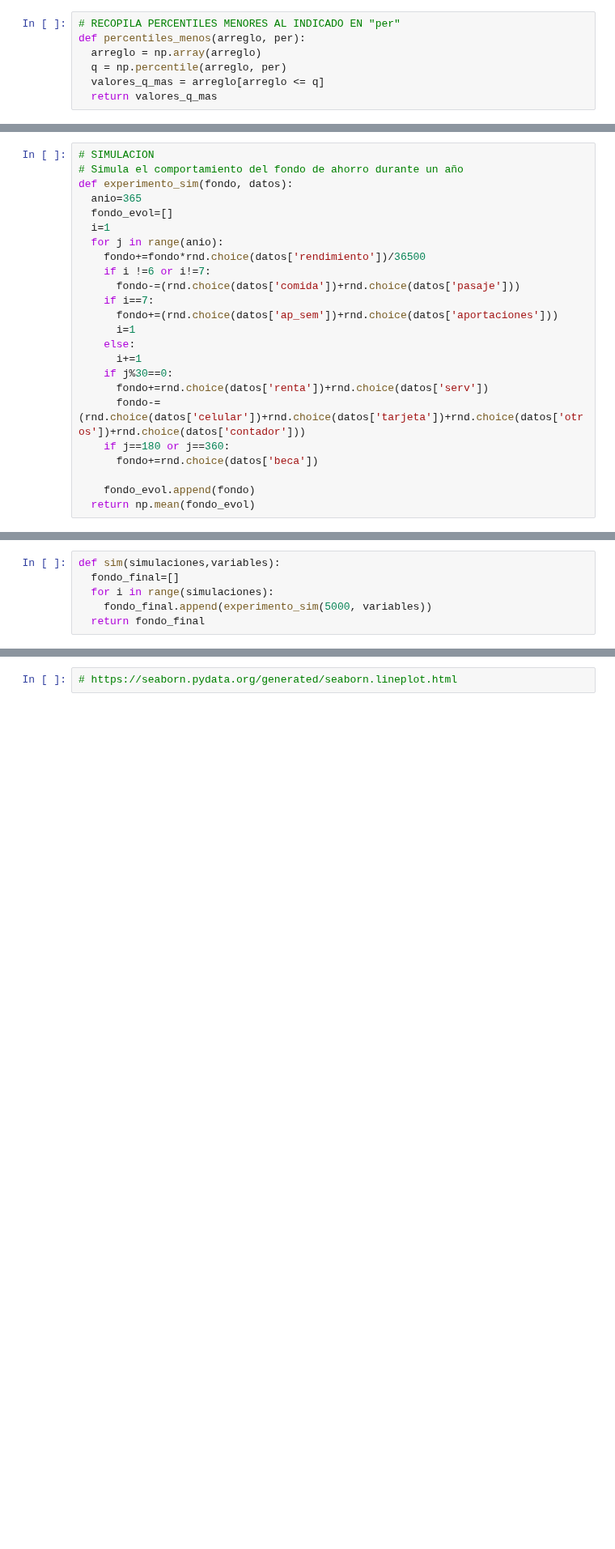
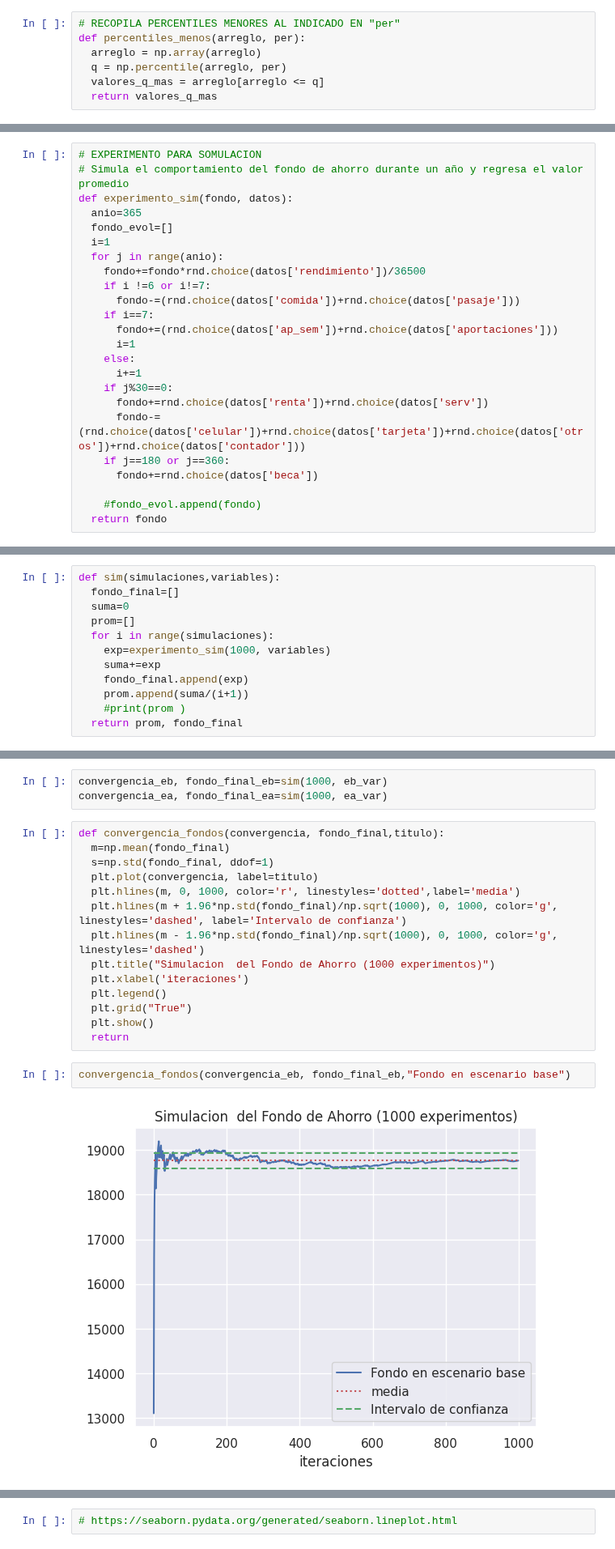
Before and after one commit to Gustavo-Ros/Simulaci-n-2, a Jupyter notebook: proyecto_articulo_v2.ipynb, the cells around one changed output, grey strips where cells are left out. Shown at 81% size. Cells and saved outputs as stored; diff of their text form; blank space fills up the shorter version.

```diff
--- a/proyecto_articulo_v2.ipynb
+++ b/proyecto_articulo_v2.ipynb
@@ -199,6 +236,6 @@ def experimento(fondo, datos):
 # %%
-# SIMULACION
-# Simula el comportamiento del fondo de ahorro durante un año
+# EXPERIMENTO PARA SOMULACION
+# Simula el comportamiento del fondo de ahorro durante un año y regresa el valor promedio
 def experimento_sim(fondo, datos):
   anio=365
   fondo_evol=[]
@@ -218,5 +255,5 @@ def experimento_sim(fondo, datos):
     if j==180 or j==360:
       fondo+=rnd.choice(datos['beca'])
 
-    fondo_evol.append(fondo)
-  return np.mean(fondo_evol)
+    #fondo_evol.append(fondo)
+  return fondo
@@ -223,6 +265,12 @@ def experimento_sim(fondo, datos):
 # %%
 def sim(simulaciones,variables):
   fondo_final=[]
+  suma=0
+  prom=[]
   for i in range(simulaciones):
-    fondo_final.append(experimento_sim(5000, variables))
-  return fondo_final
+    exp=experimento_sim(1000, variables)
+    suma+=exp
+    fondo_final.append(exp)
+    prom.append(suma/(i+1))
+    #print(prom )
+  return prom, fondo_final
@@ -257,0 +277,21 @@ sim_ea=sim(500, ea_var)
+# %%
+convergencia_eb, fondo_final_eb=sim(1000, eb_var)
+convergencia_ea, fondo_final_ea=sim(1000, ea_var)
+# %%
+def convergencia_fondos(convergencia, fondo_final,titulo):
+  m=np.mean(fondo_final)
+  s=np.std(fondo_final, ddof=1)
+  plt.plot(convergencia, label=titulo)
+  plt.hlines(m, 0, 1000, color='r', linestyles='dotted',label='media')
+  plt.hlines(m + 1.96*np.std(fondo_final)/np.sqrt(1000), 0, 1000, color='g', linestyles='dashed', label='Intervalo de confianza')
+  plt.hlines(m - 1.96*np.std(fondo_final)/np.sqrt(1000), 0, 1000, color='g', linestyles='dashed')
+  plt.title("Simulacion  del Fondo de Ahorro (1000 experimentos)")
+  plt.xlabel('iteraciones')
+  plt.legend()
+  plt.grid("True")
+  plt.show()
+  return
+# %%
+convergencia_fondos(convergencia_eb, fondo_final_eb,"Fondo en escenario base")
+# %% [output]
+[figure, added]
```
Also changed, not shown: parts of 21 cells of this notebook.
